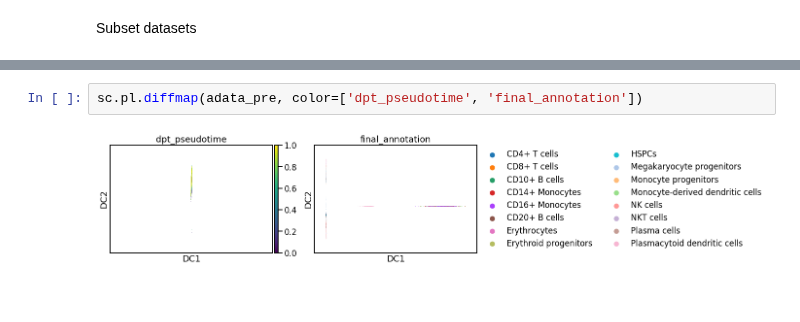
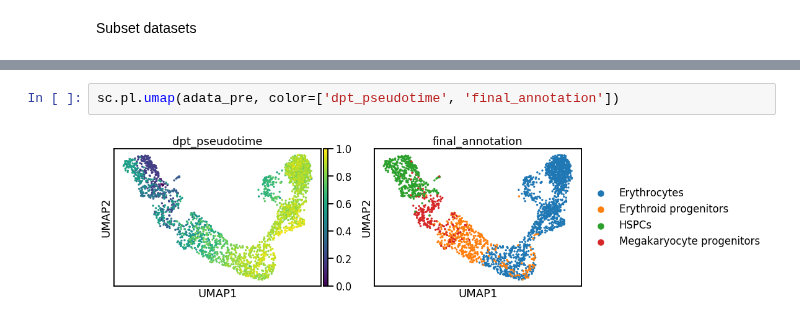
Before and after one commit to theislab/scib, a Jupyter notebook: notebooks/metrics/trajectory_score.ipynb, the cells around one changed output, grey strips where cells are left out. Drawn from its saved outputs; the diff is of its cells as text; blank space fills up the shorter version.

```diff
--- a/notebooks/metrics/trajectory_score.ipynb
+++ b/notebooks/metrics/trajectory_score.ipynb
@@ -198,4 +256,4 @@ computing PCA on highly variable genes
 # %%
-sc.pl.diffmap(adata_pre, color=['dpt_pseudotime', 'final_annotation'])
+sc.pl.umap(adata_pre, color=['dpt_pseudotime', 'final_annotation'])
 # %% [output]
-[figure, old version]
+[figure, new version]
```
Also changed, not shown: parts of 28 cells of this notebook, 1 other file.
